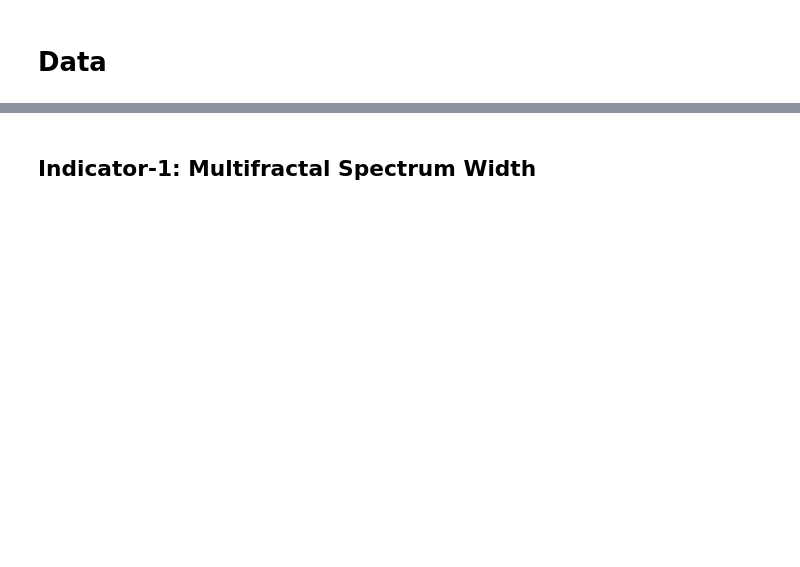
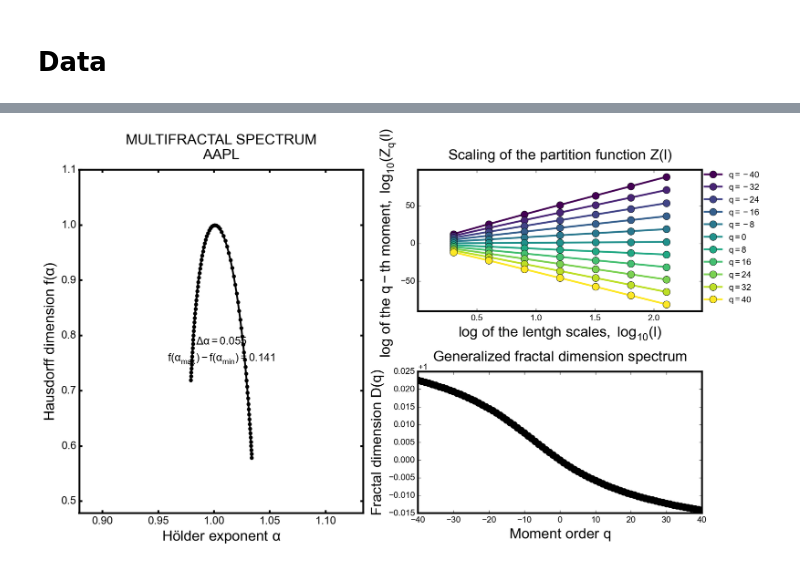
Before and after one commit to erbilcanartun/advanced-technical-analysis, a Jupyter notebook: scientific_indicators.ipynb, the cells around one changed output, grey strips where cells are left out. Cells and saved outputs as stored; diff of their text form; code cells hidden in the pictures; blank space fills up the shorter version.

```diff
--- a/scientific_indicators.ipynb
+++ b/scientific_indicators.ipynb
@@ -113,11 +169,11 @@ s = overview(ts, n, preprocess=True)
 # %%
-#----------------------- PARAMETERS -----------------------#
-l = floor(np.log2(len(s)))
-L = 2**l
+# Multifractal Analysis
+l = int(np.floor(np.log2(len(series))))
+L = 2 ** l
 q_range = (-40, 40)
 scale_range = (1, l)
 
-mfa(data.Close, period, q_range, scale_range)
+mfa(ticker, data.Close, L, q_range, scale_range)
+# %% [output]
+[figure, added]
-# %% [markdown]
-## Indicator-1: Multifractal Spectrum Width
 # %%
```
Also changed, not shown: parts of 44 cells of this notebook.
